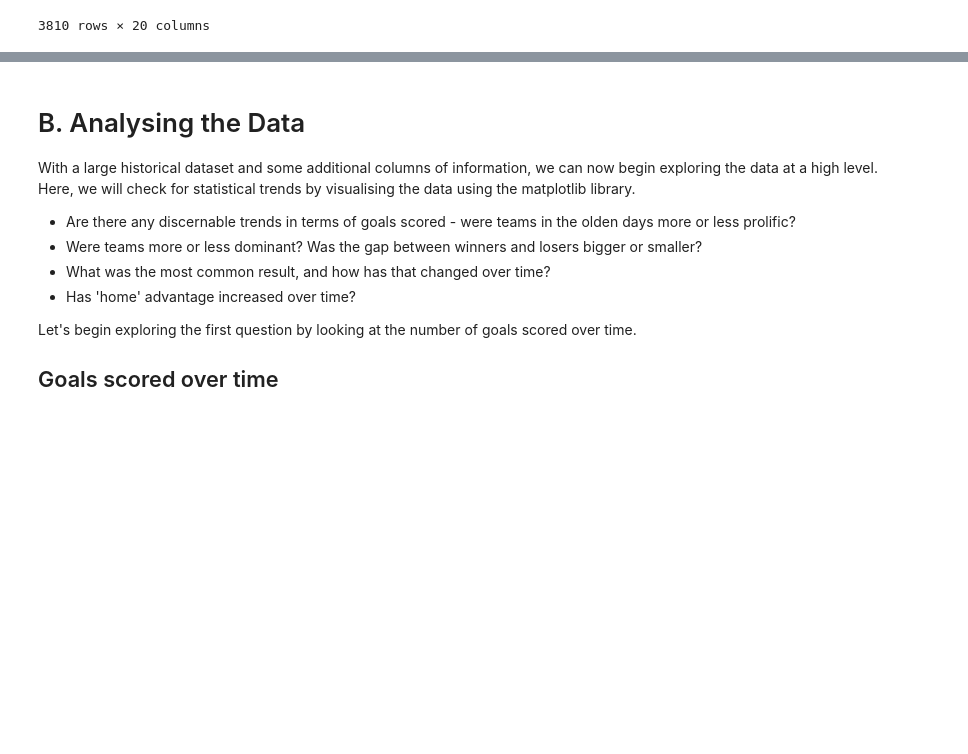
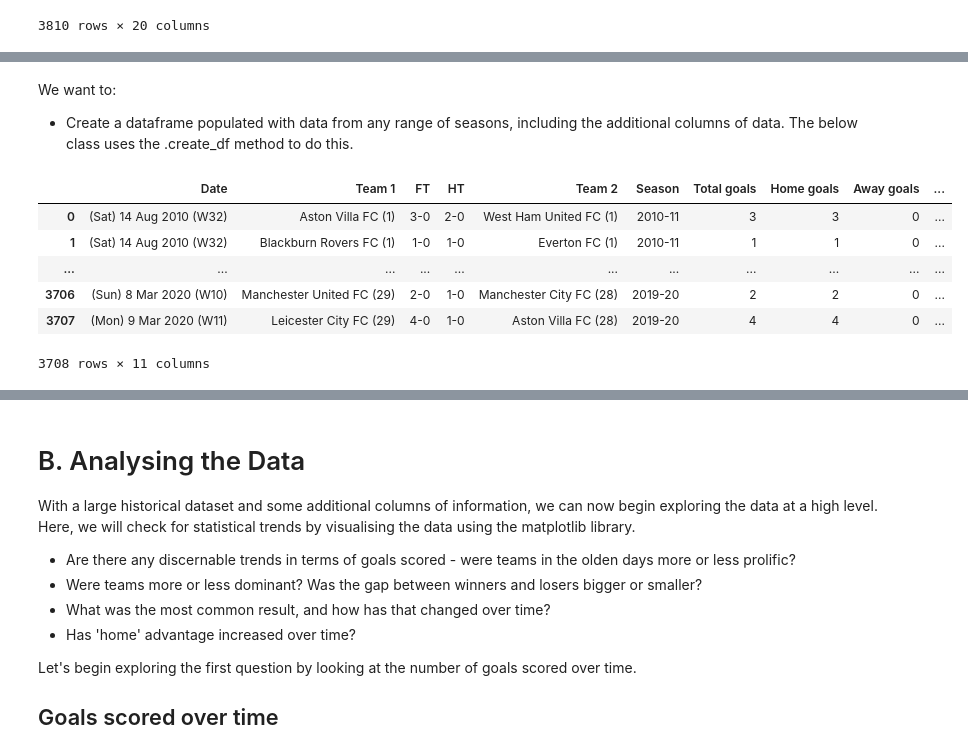
Before and after one commit to bw20/Data_insights, a Jupyter notebook: Football_analysis.ipynb, the cells around one changed output, grey strips where cells are left out. Drawn from its saved outputs; the diff is of its cells as text; code cells hidden in the pictures; blank space fills up the shorter version.

```diff
--- a/Football_analysis.ipynb
+++ b/Football_analysis.ipynb
@@ -274,0 +371,15 @@ display_n(manchester_united, 2)
+# %% [markdown]
+We want to:
+- Create a dataframe populated with data from any range of seasons, including the additional columns of data. The below class uses the .create_df method to do this.
+# %%
+#Use the .create_df method to create a df populated with data from the 2010-11 to 2019-20 seasons from the appropriate CSV source files, as well as the additional columns of data which can be inferred.
+df = Seasons('2010-11', '2019-20').create_df()
+display_n(df, 2)
+# %% [output]
+|  | Date | Team 1 | FT | HT | Team 2 | Season | Total goals | Home goals | Away goals | ... |
+| 0 | (Sat) 14 Aug 2010 (W32) | Aston Villa FC (1) | 3-0 | 2-0 | West Ham United FC (1) | 2010-11 | 3 | 3 | 0 | ... |
+| 1 | (Sat) 14 Aug 2010 (W32) | Blackburn Rovers FC (1) | 1-0 | 1-0 | Everton FC (1) | 2010-11 | 1 | 1 | 0 | ... |
+| ... | ... | ... | ... | ... | ... | ... | ... | ... | ... | ... |
+| 3706 | (Sun) 8 Mar 2020 (W10) | Manchester United FC (29) | 2-0 | 1-0 | Manchester City FC (28) | 2019-20 | 2 | 2 | 0 | ... |
+| 3707 | (Mon) 9 Mar 2020 (W11) | Leicester City FC (29) | 4-0 | 1-0 | Aston Villa FC (28) | 2019-20 | 4 | 4 | 0 | ... |
+3708 rows × 11 columns
```
Also changed, not shown: parts of 11 cells of this notebook.
